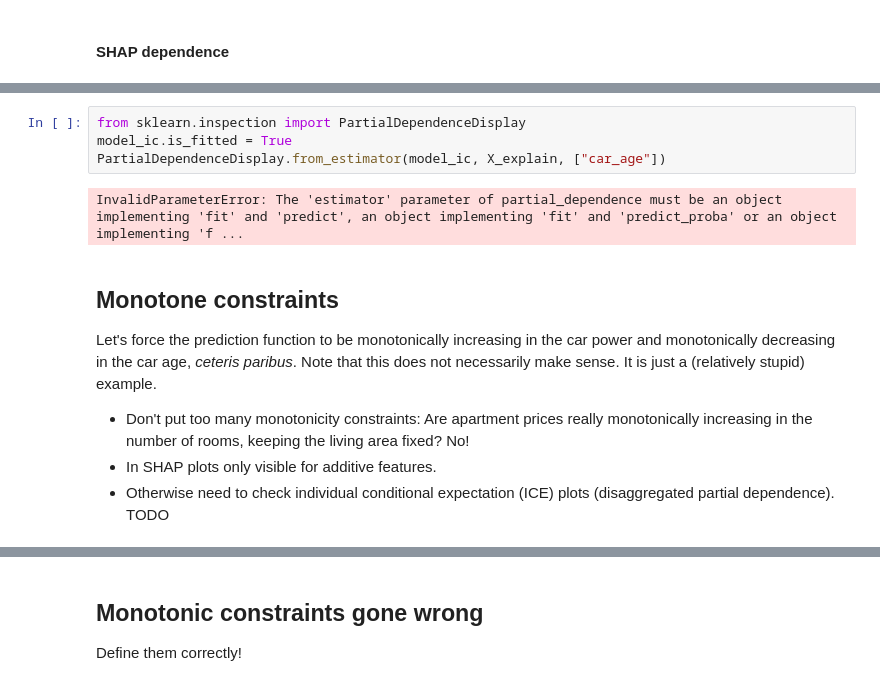
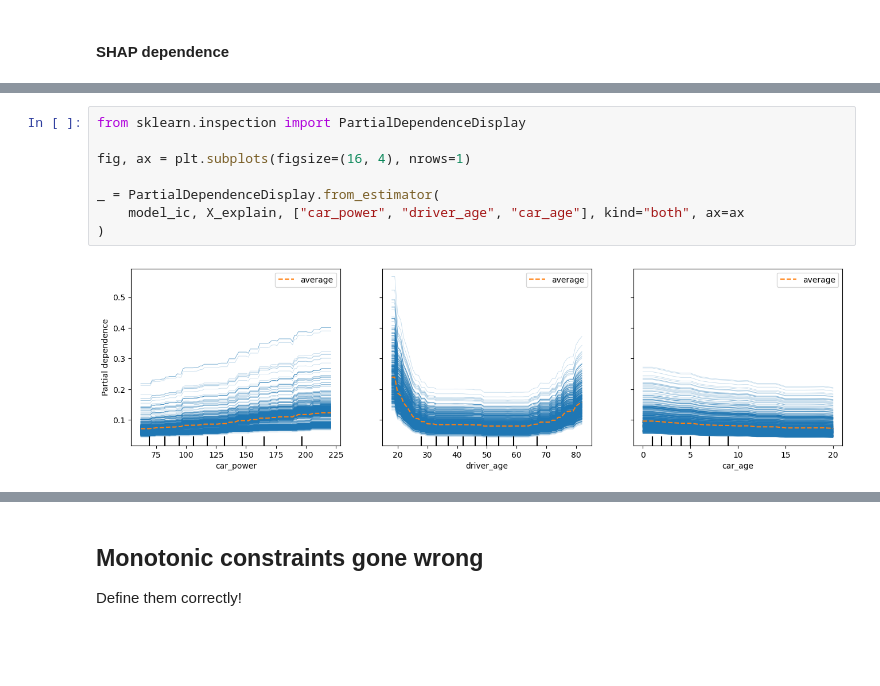
Before and after one commit to samathizer/boosted-trees, a Jupyter notebook: notebook.ipynb, the cells around one changed output, grey strips where cells are left out. Saved outputs shown, nothing was run; the diff lists cells and outputs as text; blank space fills up the shorter version.

```diff
--- a/notebook.ipynb
+++ b/notebook.ipynb
@@ -191,14 +207,10 @@ Show it via DALEX?
 # %%
 from sklearn.inspection import PartialDependenceDisplay
-model_ic.is_fitted = True
-PartialDependenceDisplay.from_estimator(model_ic, X_explain, ["car_age"])
+
+fig, ax = plt.subplots(figsize=(16, 4), nrows=1)
+
+_ = PartialDependenceDisplay.from_estimator(
+    model_ic, X_explain, ["car_power", "driver_age", "car_age"], kind="both", ax=ax
+)
 # %% [output]
-InvalidParameterError: The 'estimator' parameter of partial_dependence must be an object implementing 'fit' and 'predict', an object implementing 'fit' and 'predict_proba' or an object implementing 'f ...
+[figure, added]
-# %% [markdown]
-## Monotone constraints
-
-Let's force the prediction function to be monotonically increasing in the car power and monotonically decreasing in the car age, *ceteris paribus*. Note that this does not necessarily make sense. It is just a (relatively stupid) example.
-
-- Don't put too many monotonicity constraints: Are apartment prices really monotonically increasing in the number of rooms, keeping the living area fixed? No!
-- In SHAP plots only visible for additive features.
-- Otherwise need to check individual conditional expectation (ICE) plots (disaggregated partial dependence). TODO
```
Also changed, not shown: parts of 33 cells of this notebook.
